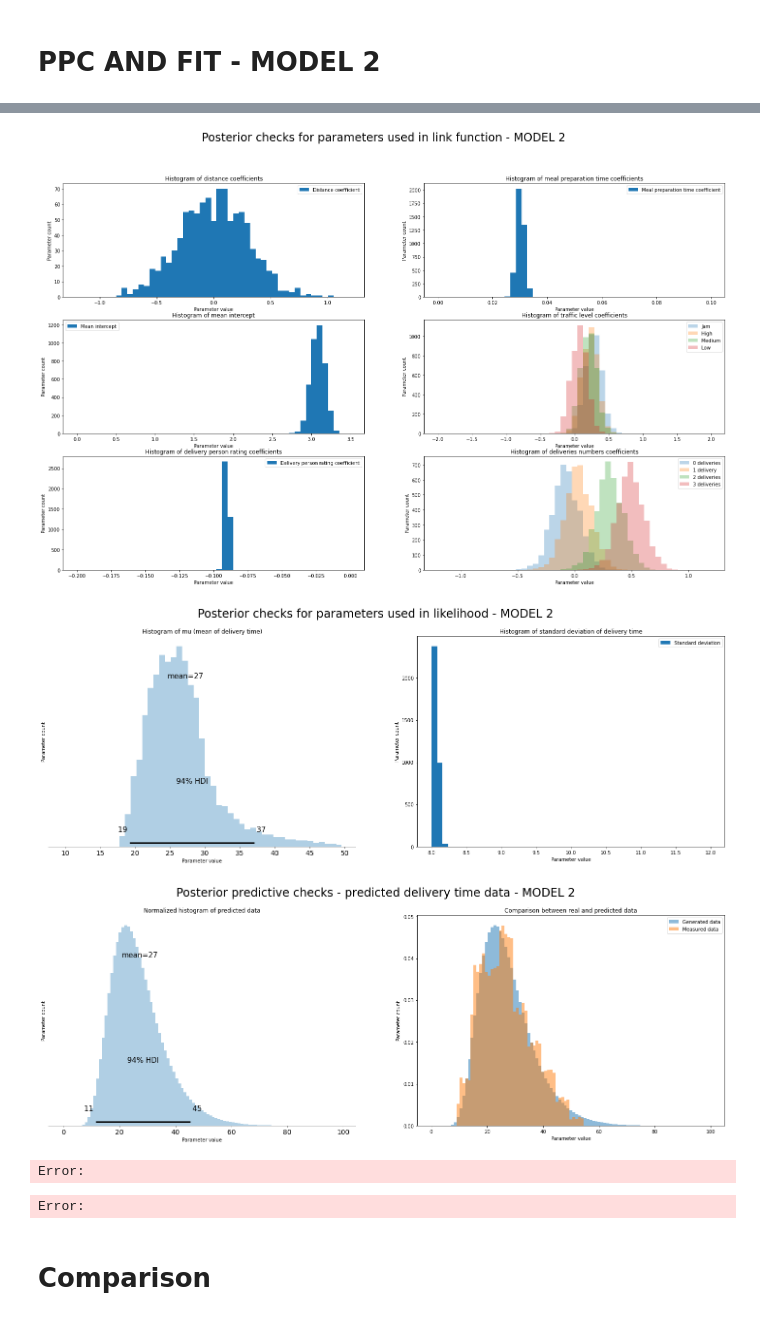
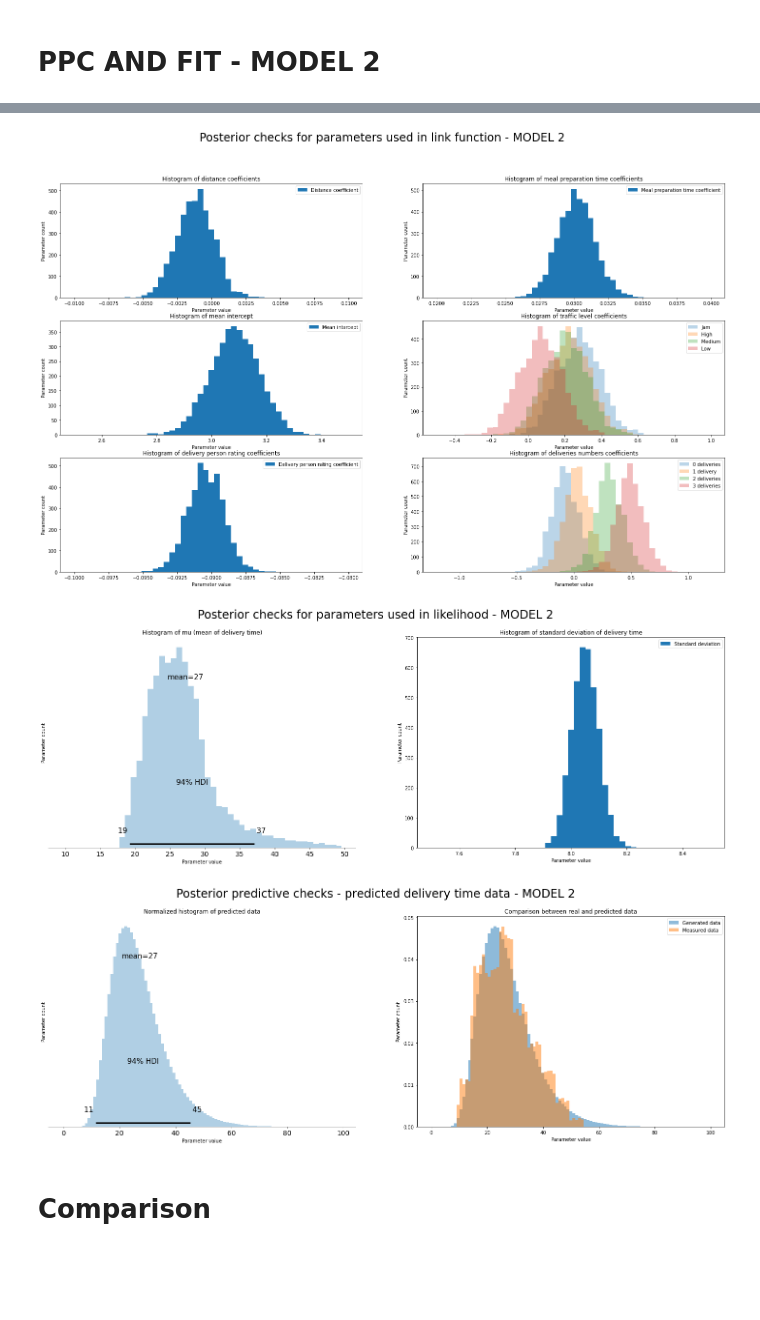
Before and after one commit to justynagibas/data_analytics_project, a Jupyter notebook: basic_model.ipynb, the cells around one changed output, grey strips where cells are left out. Saved outputs shown, nothing was run; the diff lists cells and outputs as text; code cells hidden in the pictures; blank space fills up the shorter version.

Commit message:
Added inference data plots

```diff
--- a/basic_model.ipynb
+++ b/basic_model.ipynb
@@ -470,7 +612,7 @@ fig.suptitle("Posterior checks for parameters used in link function - MODEL 2",
 model2_fit_distance_coeff = model2_sample.stan_variable('distance_coeff')
 
 # plot distance coeff
-ax[0,0].hist(model2_ppc_distance_coeff,label="Distance coefficient", bins=np.linspace(-1.2,1.2,50))
+ax[0,0].hist(model2_fit_distance_coeff,label="Distance coefficient", bins=np.linspace(-0.01,0.01,50))
 ax[0,0].legend()
 ax[0,0].set_xlabel("Parameter value")
 ax[0,0].set_ylabel("Parameter count")
@@ -480,7 +622,7 @@ ax[0,0].set_title("Histogram of distance coefficients")
 model2_fit_meal_prep_coeff = model2_sample.stan_variable('meal_prep_coeff')
 
 # plot meal_prep_coeff coeff
-ax[0,1].hist(model2_fit_meal_prep_coeff,label="Meal preparation time coefficient", bins=np.linspace(0,0.1,50))
+ax[0,1].hist(model2_fit_meal_prep_coeff,label="Meal preparation time coefficient", bins=np.linspace(0.02,0.04,50))
 ax[0,1].legend()
 ax[0,1].set_xlabel("Parameter value")
 ax[0,1].set_ylabel("Parameter count")
@@ -490,7 +632,7 @@ ax[0,1].set_title("Histogram of meal preparation time coefficients")
 model2_fit_mean = model2_sample.stan_variable('mean')
 
 # plot mean
-ax[1,0].hist(model2_fit_mean,label="Mean intercept", bins=np.linspace(0,3.5,50))
+ax[1,0].hist(model2_fit_mean,label="Mean intercept", bins=np.linspace(2.5,3.5,50))
 ax[1,0].legend()
 ax[1,0].set_xlabel("Parameter value")
 ax[1,0].set_ylabel("Parameter count")
@@ -500,10 +642,10 @@ ax[1,0].set_title("Histogram of mean intercept")
 model2_fit_traffic_coeff = model2_sample.stan_variable('traffic_level_coeff')
 
 # plot traffic coeff
-ax[1,1].hist(model2_fit_traffic_coeff[:,0],label="Jam", alpha=0.3, bins=np.linspace(-2,2,50))
-ax[1,1].hist(model2_fit_traffic_coeff[:,1],label="High", alpha=0.3, bins=np.linspace(-2,2,50))
-ax[1,1].hist(model2_fit_traffic_coeff[:,2],label="Medium", alpha=0.3, bins=np.linspace(-2,2,50))
-ax[1,1].hist(model2_fit_traffic_coeff[:,3],label="Low", alpha=0.3, bins=np.linspace(-2,2,50))
+ax[1,1].hist(model2_fit_traffic_coeff[:,0],label="Jam", alpha=0.3, bins=np.linspace(-0.5,1,50))
+ax[1,1].hist(model2_fit_traffic_coeff[:,1],label="High", alpha=0.3, bins=np.linspace(-0.5,1,50))
+ax[1,1].hist(model2_fit_traffic_coeff[:,2],label="Medium", alpha=0.3, bins=np.linspace(-0.5,1,50))
+ax[1,1].hist(model2_fit_traffic_coeff[:,3],label="Low", alpha=0.3, bins=np.linspace(-0.5,1,50))
 ax[1,1].legend()
 ax[1,1].set_xlabel("Parameter value")
 ax[1,1].set_ylabel("Parameter count")
@@ -513,7 +655,7 @@ ax[1,1].set_title("Histogram of traffic level coefficients")
 model2_fit_person_rating = model2_sample.stan_variable('person_rating_coeff')
 
 # plot elivery person rating coeff
-ax[2,0].hist(model2_fit_person_rating,label="Delivery person rating coefficient", bins=np.linspace(-0.2,0,50))
+ax[2,0].hist(model2_fit_person_rating,label="Delivery person rating coefficient", bins=np.linspace(-0.1,-0.08,50))
 ax[2,0].legend()
 ax[2,0].set_xlabel("Parameter value")
 ax[2,0].set_ylabel("Parameter count")
@@ -533,6 +675,8 @@ ax[2,1].set_ylabel("Parameter count")
 ax[2,1].set_title("Histogram of deliveries numbers coefficients")
 plt.show()
 
+# save plot
+fig.savefig('plots/model2/link_params_fit.png', facecolor='w')
 
 #-------------------------------------PARAMS FOR MODEL-------------------------------------------------
 # plot preparation
@@ -553,47 +697,48 @@ ax1[0].set_title("Histogram of mu (mean of delivery time)")
 model2_fit_sigma = model2_sample.stan_variable('sigma')
 
 # plot meal_prep_coeff coeff
-ax1[1].hist(model2_fit_sigma,label="Standard deviation", bins=np.linspace(8,12,50))
+ax1[1].hist(model2_fit_sigma,label="Standard deviation", bins=np.linspace(7.5,8.5,50))
 ax1[1].legend()
 ax1[1].set_xlabel("Parameter value")
 ax1[1].set_ylabel("Parameter count")
 ax1[1].set_title("Histogram of standard deviation of delivery time")
 plt.show()
+
+# save plot
+fig1.savefig('plots/model2/model_params_fit.png', facecolor='w')
 
 #--------------------------------------PPC MEASUREMENTS------------------------------------------------------
 
 fig2, ax2= plt.subplots(1,2, figsize=(25,8))
 fig2.suptitle("Posterior predictive checks - predicted delivery time data - MODEL 2", fontsize=24)
 
 # get measurements
 model2_fit_measurements = model2_sample.stan_variable('delivery_time').flatten()  # flatten makes it row/column vector (one of these)
 
 # set bins
 bins = np.linspace(0, 100, 100)
 
 az.plot_posterior(model2_fit_measurements, kind='hist', ax=ax2[0], bins=bins, group='prior', backend="matplotlib")
 ax2[0].set_xlabel("Parameter value")
 ax2[0].set_ylabel("Parameter count")
 ax2[0].set_title("Normalized histogram of predicted data")
 
 # plot measurements
 ax2[1].hist(model2_fit_measurements, density=True, bins=bins,  alpha=0.5, label="Generated data")
 
 # compare with real data, density set to True because each data point sampled 999 times
 ax2[1].hist(train_df["Time_taken(min)"], density=True, bins=bins, alpha=0.5, label="Measured data")
 ax2[1].legend()
 ax2[1].set_xlabel("Parameter value")
 ax2[1].set_ylabel("Parameter count")
 ax2[1].set_title("Comparison between real and predicted data")
 plt.show()
 
-# display summary
-model2_sample.summary()
+# save plot
+fig2.savefig('plots/model2/sampled_data_fit.png', facecolor='w')
 # %% [output]
-[figure, old version]
+[figure, new version]
-[figure, old version]
+[figure, new version]
 [figure]
-Error:
-Error:
 # %% [markdown]
 # Comparison
```
Also changed, not shown: parts of 18 cells of this notebook.
